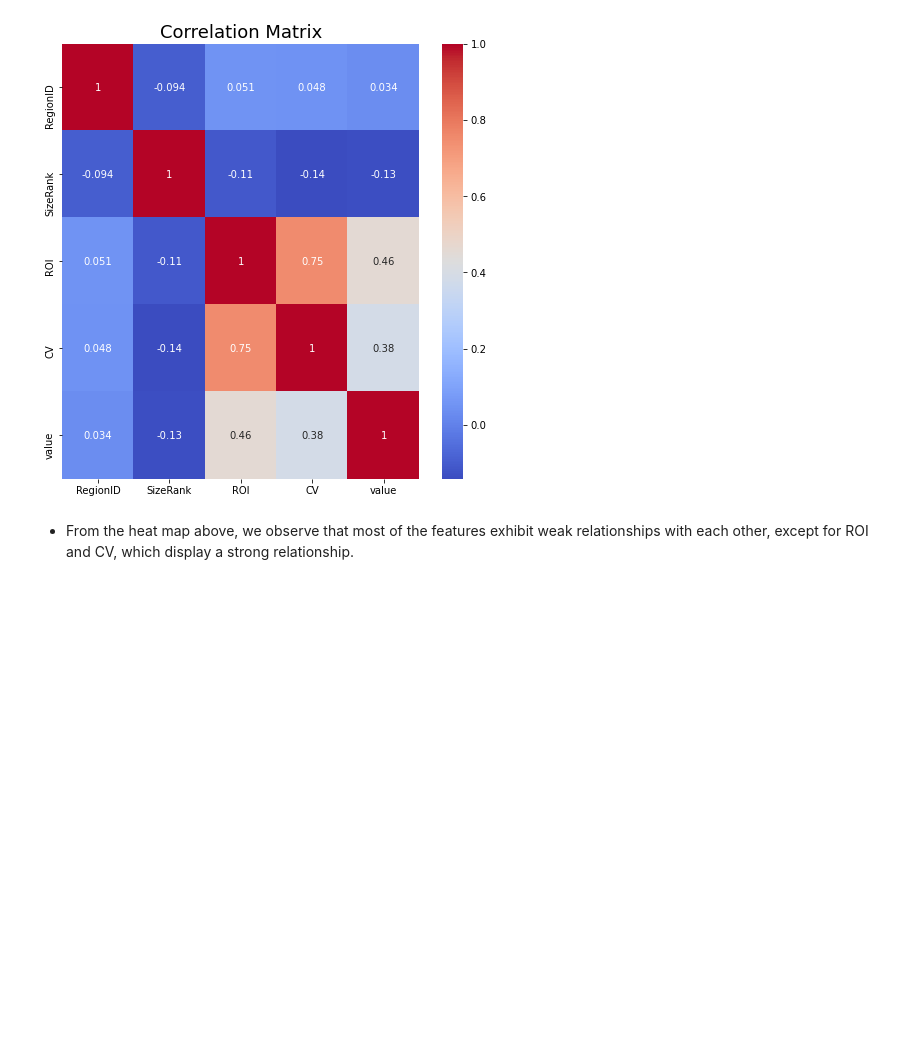
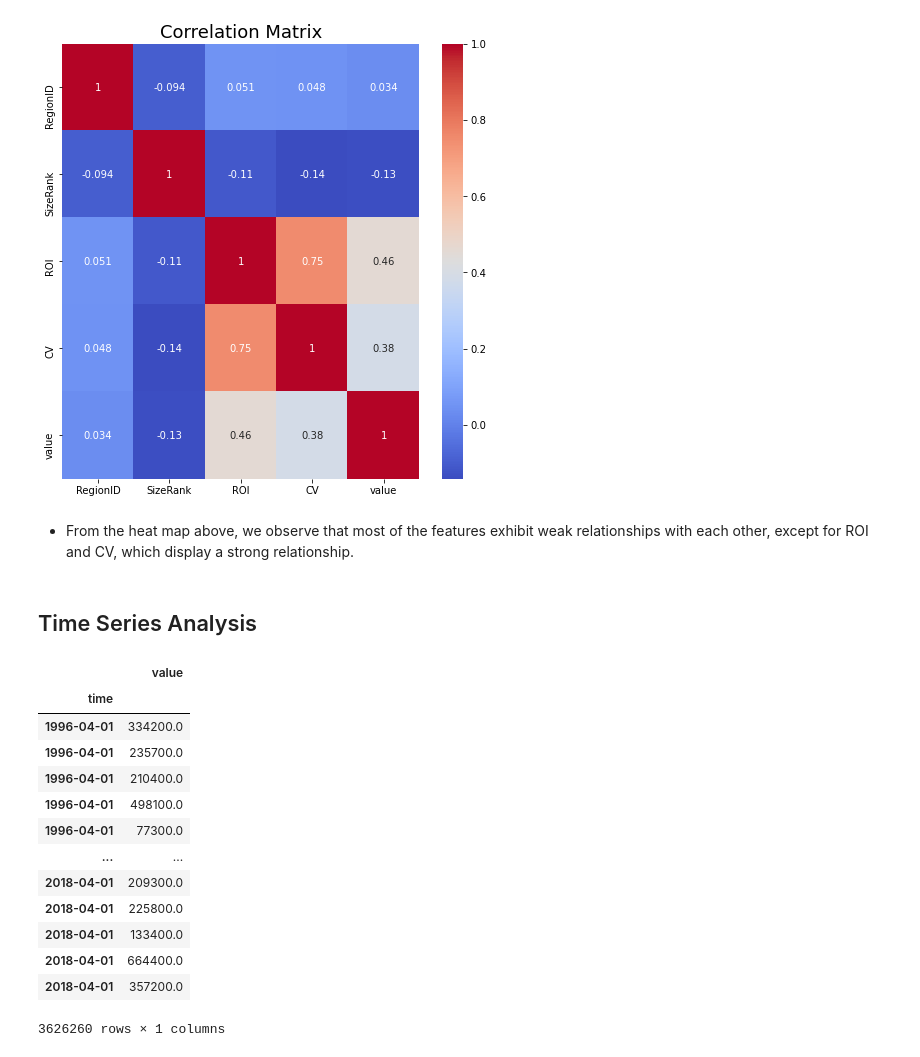
Before and after one commit to Derrick-wekesa/phase-4-project, a Jupyter notebook: student.ipynb, the cells around one changed output. Saved outputs shown, nothing was run; the diff lists cells and outputs as text; code cells hidden in the pictures; blank space fills up the shorter version.

```diff
--- a/student.ipynb
+++ b/student.ipynb
@@ -779,3 +779,30 @@ plt.show()
 [figure]
 # %% [markdown]
 - From the heat map above, we  observe that most of the features exhibit weak relationships with each other, except for ROI and CV, which display a strong relationship.
+# %% [markdown]
+## Time Series Analysis
+# %%
+# Selected columns 'value' and 'time' from the 'melted_df' DataFrame
+ts = melted_df[['value', 'time']]
+
+# Converted the 'time' column to a datetime data type
+ts['time'] = pd.to_datetime(ts['time'])
+
+# Set the 'time' column as the index of the 'ts' DataFrame
+ts.set_index('time', inplace=True)
+ts
+# %% [output]
+|  | value |
+| time |  |
+| 1996-04-01 | 334200.0 |
+| 1996-04-01 | 235700.0 |
+| 1996-04-01 | 210400.0 |
+| 1996-04-01 | 498100.0 |
+| 1996-04-01 | 77300.0 |
+| ... | ... |
+| 2018-04-01 | 209300.0 |
+| 2018-04-01 | 225800.0 |
+| 2018-04-01 | 133400.0 |
+| 2018-04-01 | 664400.0 |
+| 2018-04-01 | 357200.0 |
+3626260 rows × 1 columns
```
Also changed, not shown: parts of 2 cells of this notebook.
